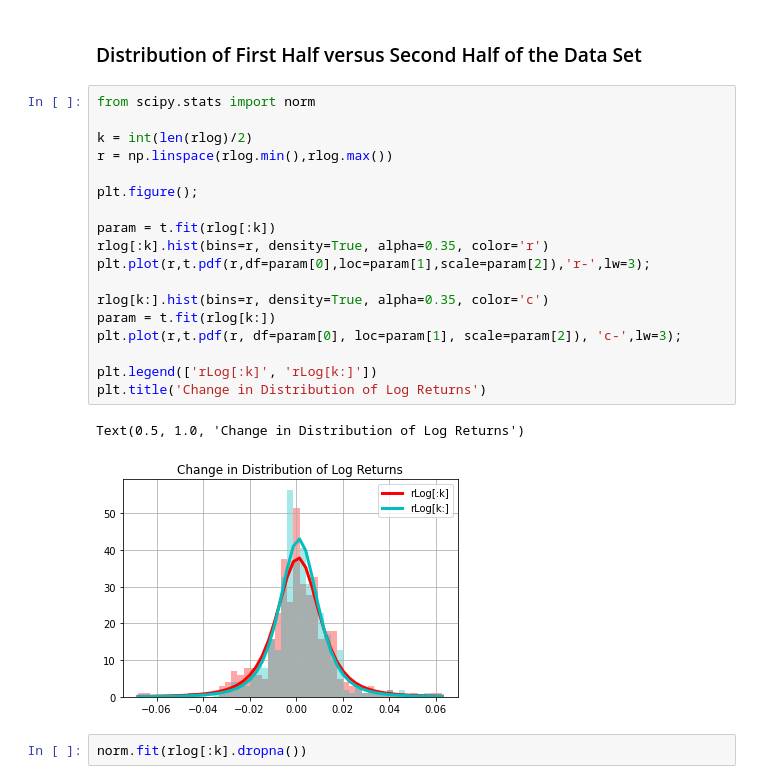
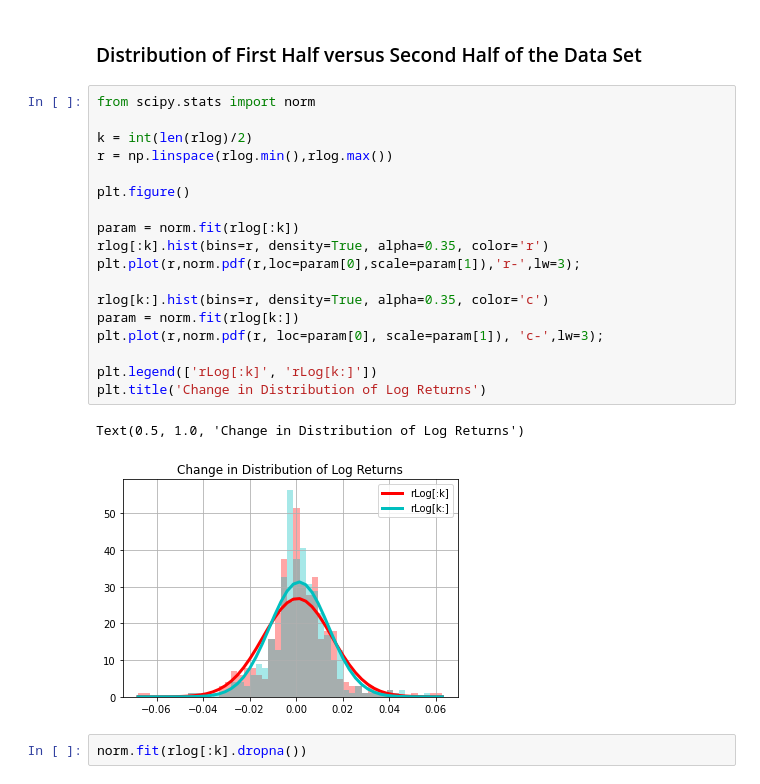
Before and after one commit to jckantor/CBE40455-2020, a Jupyter notebook: notebooks/07.02-Geometric-Brownian-Motion.ipynb, the cells around one changed output. Drawn from its saved outputs; the diff is of its cells as text.

```diff
--- a/notebooks/07.02-Geometric-Brownian-Motion.ipynb
+++ b/notebooks/07.02-Geometric-Brownian-Motion.ipynb
@@ -124,24 +136,24 @@ plt.tight_layout()
 # %%
 from scipy.stats import norm
 
 k = int(len(rlog)/2)
 r = np.linspace(rlog.min(),rlog.max())
 
-plt.figure();
+plt.figure()
 
-param = t.fit(rlog[:k])
+param = norm.fit(rlog[:k])
 rlog[:k].hist(bins=r, density=True, alpha=0.35, color='r')
-plt.plot(r,t.pdf(r,df=param[0],loc=param[1],scale=param[2]),'r-',lw=3);
+plt.plot(r,norm.pdf(r,loc=param[0],scale=param[1]),'r-',lw=3);
 
 rlog[k:].hist(bins=r, density=True, alpha=0.35, color='c')
-param = t.fit(rlog[k:])
-plt.plot(r,t.pdf(r, df=param[0], loc=param[1], scale=param[2]), 'c-',lw=3);
+param = norm.fit(rlog[k:])
+plt.plot(r,norm.pdf(r, loc=param[0], scale=param[1]), 'c-',lw=3);
 
 plt.legend(['rLog[:k]', 'rLog[k:]'])
 plt.title('Change in Distribution of Log Returns')
 # %% [output]
 Text(0.5, 1.0, 'Change in Distribution of Log Returns')
-[figure, old version]
+[figure, new version]
 # %%
 norm.fit(rlog[:k].dropna())
 # %% [output]
```
Also changed, not shown: parts of 6 cells of this notebook, 5 other files.
